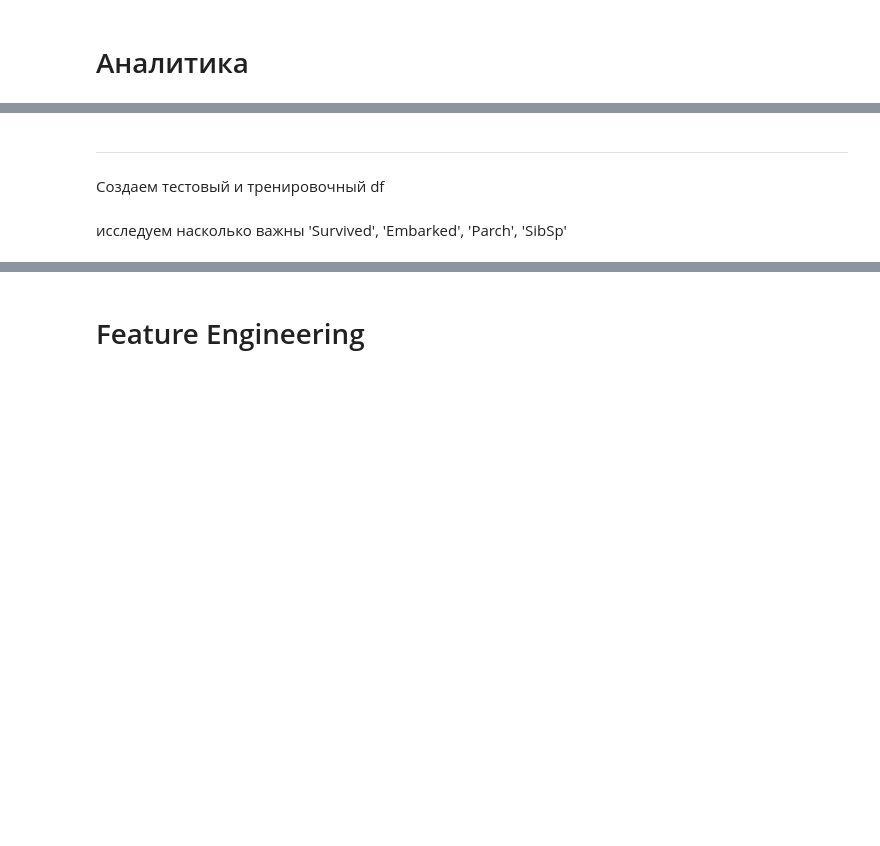
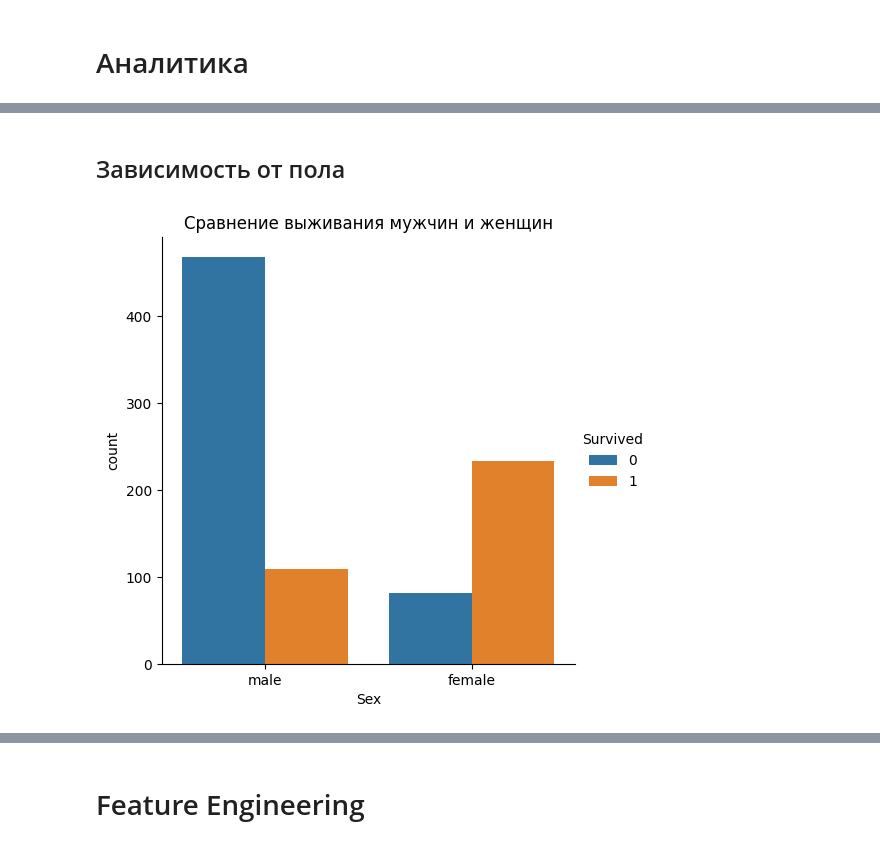
Before and after one commit to golubayaa/Titanic, a Jupyter notebook: titanic.ipynb, the cells around one changed output, grey strips where cells are left out. Saved outputs shown, nothing was run; the diff lists cells and outputs as text; code cells hidden in the pictures; blank space fills up the shorter version.

```diff
--- a/titanic.ipynb
+++ b/titanic.ipynb
@@ -23,2 +8,3 @@ for dirname, _, filenames in os.walk('/kaggle/input'):
 # %%
-df = pd.read_csv('/kaggle/input/titanic68/titanic.csv')
+df = pd.read_csv('DSB_Day1_Titanic_train.csv')
+df
@@ -94,2 +94,0 @@ dtype: int64
-# %%
-df.fillna({"Age": df["Age"].median()}, inplace=True)
@@ -114,2 +94,0 @@ dtype: int64
-# %%
-df = df.drop(columns=['PassengerId'])
@@ -205,8 +94,0 @@ survivor_rate_by_age
-# %%
-from sklearn.preprocessing import LabelEncoder
-categorical_cols = df.select_dtypes(include=['object']).columns
-label_encoders = {}
-for col in categorical_cols:
-    le = LabelEncoder()
-    df[col] = le.fit_transform(df[col])
-    label_encoders[col] = le
@@ -233,4 +94,0 @@ plt.show()
-# %% [markdown]
-------------------------------------------------------------
-# %% [markdown]
-Создаем тестовый и тренировочный df
@@ -249,2 +95,8 @@ X1_train, X1_test, y_train, y_test = train_test_split(X_without_SEPS, y, test_si
-# %% [markdown]
-исследуем насколько важны 'Survived', 'Embarked', 'Parch', 'SibSp'
+# %% [markdown]
+## Зависимость от пола
+# %%
+sns.catplot(x="Sex", hue="Survived", kind="count", data=df)
+plt.title("Сравнение выживания мужчин и женщин")
+plt.show()
+# %% [output]
+[figure, added]
```
Also changed, not shown: parts of 113 cells of this notebook.
